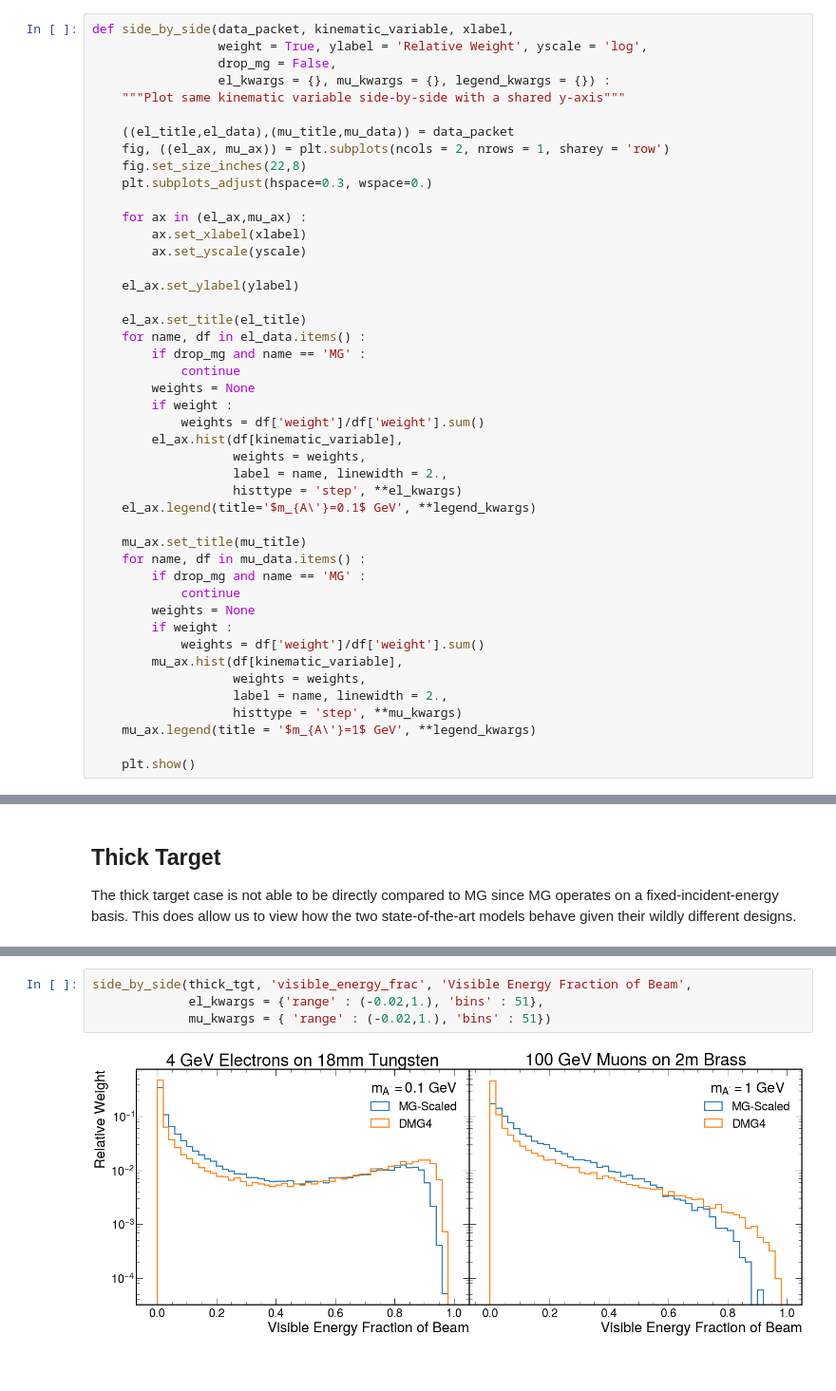
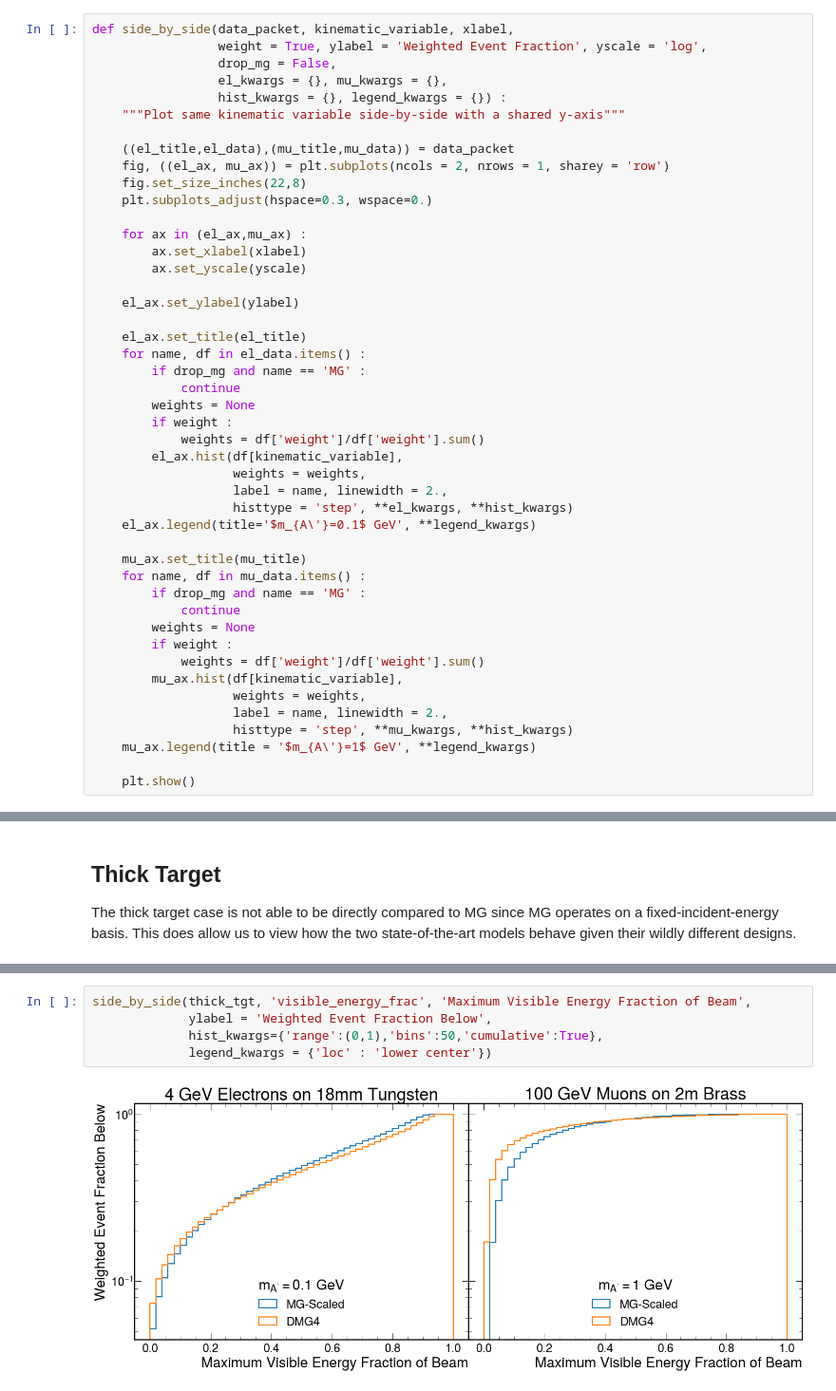
Before and after one commit to tomeichlersmith/ldmx-sim-technique, a Jupyter notebook: ana/plot-dev.ipynb, the cells around one changed output, grey strips where cells are left out. Shown at 95% size. Saved outputs shown, nothing was run; the diff lists cells and outputs as text; blank space fills up the shorter version.

```diff
--- a/ana/plot-dev.ipynb
+++ b/ana/plot-dev.ipynb
@@ -102,9 +102,10 @@ There are many variables of interest to plot. Here are the plots and comments ab
 - Comparing to pure MadGraph is complicated. Choosing to compare directly to simply the beam-energy MG leads to some difference in the distributions when the leptons are properly biased (electron case - left column) and the electron actually undergoing the dark brem does not have an energy close to the beam energy.
 # %%
 def side_by_side(data_packet, kinematic_variable, xlabel,
-                 weight = True, ylabel = 'Relative Weight', yscale = 'log',
+                 weight = True, ylabel = 'Weighted Event Fraction', yscale = 'log',
                  drop_mg = False,
-                 el_kwargs = {}, mu_kwargs = {}, legend_kwargs = {}) :
+                 el_kwargs = {}, mu_kwargs = {},
+                 hist_kwargs = {}, legend_kwargs = {}) :
     """Plot same kinematic variable side-by-side with a shared y-axis"""
 
     ((el_title,el_data),(mu_title,mu_data)) = data_packet
@@ -128,7 +129,7 @@ def side_by_side(data_packet, kinematic_variable, xlabel,
         el_ax.hist(df[kinematic_variable],
                    weights = weights,
                    label = name, linewidth = 2.,
-                   histtype = 'step', **el_kwargs)
+                   histtype = 'step', **el_kwargs, **hist_kwargs)
     el_ax.legend(title='$m_{A\'}=0.1$ GeV', **legend_kwargs)
 
     mu_ax.set_title(mu_title)
@@ -141,7 +142,7 @@ def side_by_side(data_packet, kinematic_variable, xlabel,
         mu_ax.hist(df[kinematic_variable],
                    weights = weights,
                    label = name, linewidth = 2.,
-                   histtype = 'step', **mu_kwargs)
+                   histtype = 'step', **mu_kwargs, **hist_kwargs)
     mu_ax.legend(title = '$m_{A\'}=1$ GeV', **legend_kwargs)
 
     plt.show()
@@ -185,7 +194,8 @@ side_by_side(thick_tgt, 'recoil_angle', 'Lepton Recoil Angle [rad]',
 # %%
-side_by_side(thick_tgt, 'visible_energy_frac', 'Visible Energy Fraction of Beam',
-             el_kwargs = {'range' : (-0.02,1.), 'bins' : 51},
-             mu_kwargs = { 'range' : (-0.02,1.), 'bins' : 51})
+side_by_side(thick_tgt, 'visible_energy_frac', 'Maximum Visible Energy Fraction of Beam',
+             ylabel = 'Weighted Event Fraction Below',
+             hist_kwargs={'range':(0,1),'bins':50,'cumulative':True},
+             legend_kwargs = {'loc' : 'lower center'})
 # %% [output]
-[figure, old version]
+[figure, new version]
 # %%
```
Also changed, not shown: parts of 10 cells of this notebook, 1 other file.
